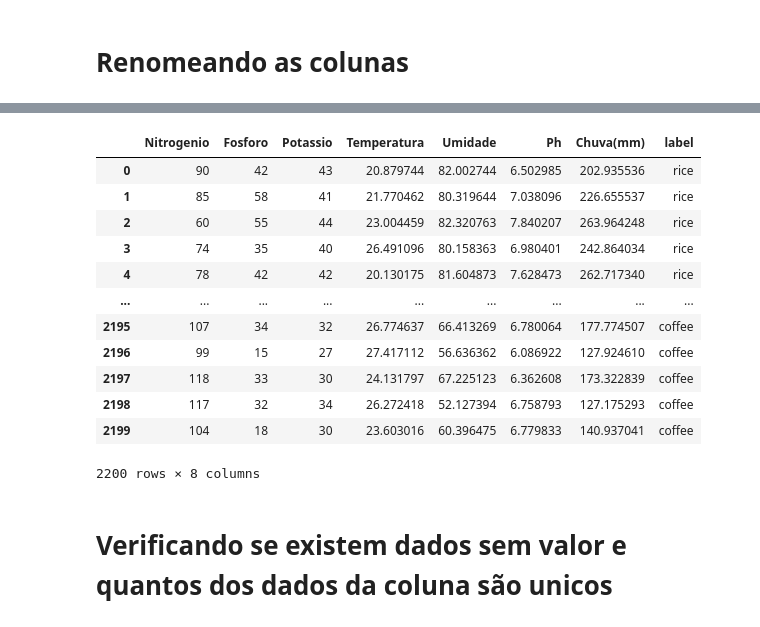
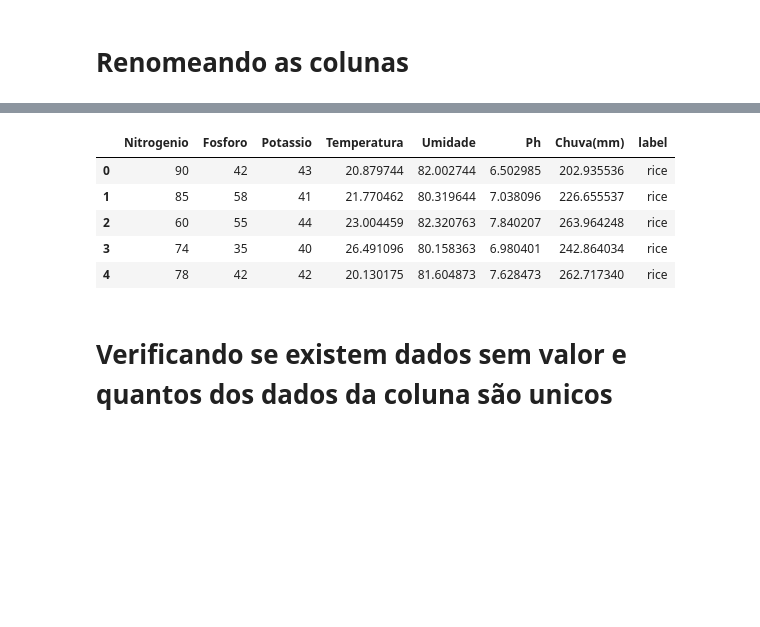
Before and after one commit to SauloFon/ch4, a Jupyter notebook: Challenge4_IOT.ipynb, the cells around one changed output, grey strips where cells are left out. Drawn from its saved outputs; the diff is of its cells as text; code cells hidden in the pictures; blank space fills up the shorter version.

```diff
--- a/Challenge4_IOT.ipynb
+++ b/Challenge4_IOT.ipynb
@@ -101,21 +123,14 @@ df.describe()
 | 75% | 84.250000 | 68.000000 | 49.000000 | 28.561654 | 89.948771 | 6.923643 | 124.267508 |
 | max | 140.000000 | 145.000000 | 205.000000 | 43.675493 | 99.981876 | 9.935091 | 298.560117 |
 # %%
-df.head(2200)
+df.head()
 # %% [output]
 |  | Nitrogenio | Fosforo | Potassio | Temperatura | Umidade | Ph | Chuva(mm) | label |
 | 0 | 90 | 42 | 43 | 20.879744 | 82.002744 | 6.502985 | 202.935536 | rice |
 | 1 | 85 | 58 | 41 | 21.770462 | 80.319644 | 7.038096 | 226.655537 | rice |
 | 2 | 60 | 55 | 44 | 23.004459 | 82.320763 | 7.840207 | 263.964248 | rice |
 | 3 | 74 | 35 | 40 | 26.491096 | 80.158363 | 6.980401 | 242.864034 | rice |
 | 4 | 78 | 42 | 42 | 20.130175 | 81.604873 | 7.628473 | 262.717340 | rice |
-| ... | ... | ... | ... | ... | ... | ... | ... | ... |
-| 2195 | 107 | 34 | 32 | 26.774637 | 66.413269 | 6.780064 | 177.774507 | coffee |
-| 2196 | 99 | 15 | 27 | 27.417112 | 56.636362 | 6.086922 | 127.924610 | coffee |
-| 2197 | 118 | 33 | 30 | 24.131797 | 67.225123 | 6.362608 | 173.322839 | coffee |
-| 2198 | 117 | 32 | 34 | 26.272418 | 52.127394 | 6.758793 | 127.175293 | coffee |
-| 2199 | 104 | 18 | 30 | 23.603016 | 60.396475 | 6.779833 | 140.937041 | coffee |
-2200 rows × 8 columns
 # %% [markdown]
 # Verificando se existem dados sem valor e quantos dos dados da coluna são unicos
 # %%
```
Also changed, not shown: parts of 12 cells of this notebook.
